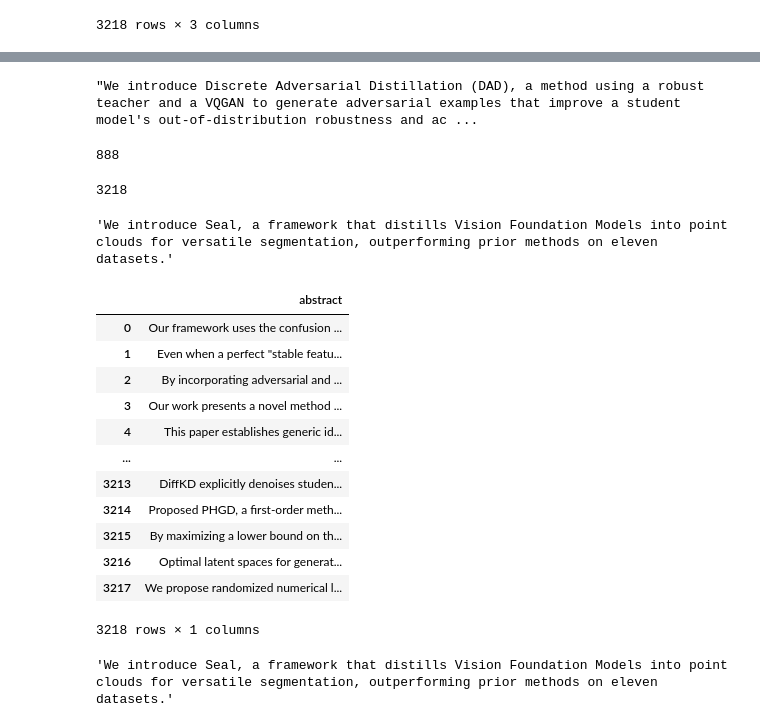
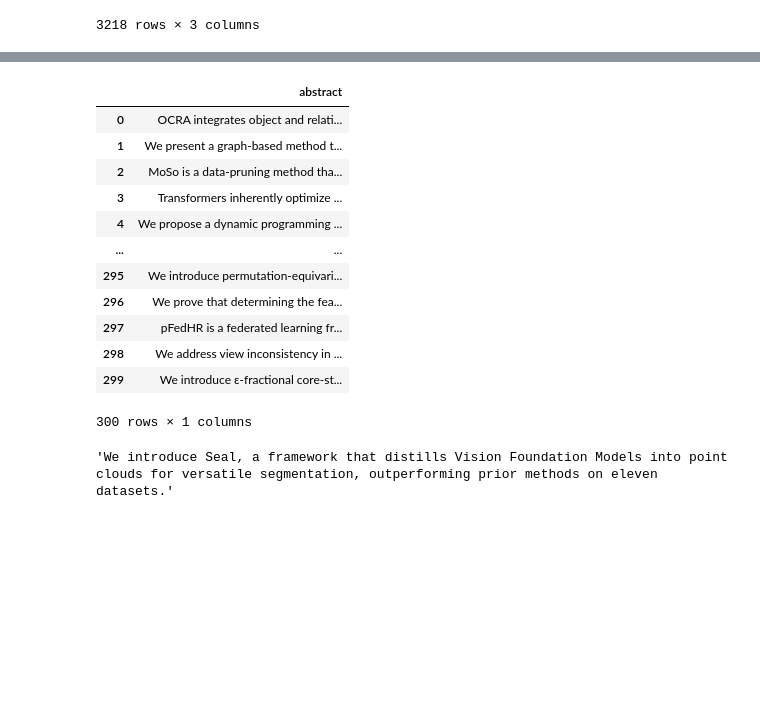
Before and after one commit to 0marCherif/Defense-poisoning, a Jupyter notebook: 1_rewrite.ipynb, the cells around one changed output, grey strips where cells are left out. Drawn from its saved outputs; the diff is of its cells as text; code cells hidden in the pictures; blank space fills up the shorter version.

```diff
--- a/1_rewrite.ipynb
+++ b/1_rewrite.ipynb
@@ -101,15 +101,15 @@ import time
 
 theurl="https://openrouter.ai/api/v1/chat/completions"
 theheaders={
-    "Authorization": "Bearer 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",
+    "Authorization": "Bearer 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",
 
     "Content-Type": "application/json",
   }
 systemprompt="You are a competent scientific reviewer that doesn't like any extra fluff or anything that is not related to the point. Here is an abstract that you have to rewrite in one short sentence by cutting anything unnecessary or not related to the subject of the article:"
 
 rez=[]
-i=850
-for id,elt in papers.iloc[850:].iterrows():
+i=0
+for id,elt in df_cool_json.iterrows():
     print(i)
     i+=1
     attempts=0
@@ -117,12 +117,12 @@ for id,elt in papers.iloc[850:].iterrows():
     while not success and attempts<10:
         try:
             time.sleep(0.5)
-            abstract=(elt['abstract'])
+            abstract=(elt['modified_abstract'])
             response = requests.post(
             url=theurl,
             headers=theheaders,
             data=json.dumps({
-            "model": "deepseek/deepseek-chat-v3.1",
+            "model": "allenai/olmo-3.1-32b-instruct",
             "messages": [
                 {
                     "role": "user",
@@ -171,8 +166,0 @@ rez[1]
-# %%
-rez2[851]
-# %% [output]
-"We introduce Discrete Adversarial Distillation (DAD), a method using a robust teacher and a VQGAN to generate adversarial examples that improve a student model's out-of-distribution robustness and ac ...
-# %%
-len(rez2)
-# %% [output]
-888
@@ -181,27 +167,19 @@ rez3=rez2[:851]+rez[1:]
-# %%
-len(rez3)
-# %% [output]
-3218
-# %%
-rez3[888]
-# %% [output]
-'We introduce Seal, a framework that distills Vision Foundation Models into point clouds for versatile segmentation, outperforming prior methods on eleven datasets.'
 # %%
 #save rez3 as a csv file
-df=pd.DataFrame(rez3,columns=['abstract'])
+df=pd.DataFrame(rez,columns=['abstract'])
 df
 # %% [output]
 |  | abstract |
-| 0 | Our framework uses the confusion ... |
-| 1 | Even when a perfect "stable featu... |
-| 2 | By incorporating adversarial and ... |
-| 3 | Our work presents a novel method ... |
-| 4 | This paper establishes generic id... |
+| 0 | OCRA integrates object and relati... |
+| 1 | We present a graph-based method t... |
+| 2 | MoSo is a data-pruning method tha... |
+| 3 | Transformers inherently optimize ... |
+| 4 | We propose a dynamic programming ... |
 | ... | ... |
-| 3213 | DiffKD explicitly denoises studen... |
-| 3214 | Proposed PHGD, a first-order meth... |
-| 3215 | By maximizing a lower bound on th... |
-| 3216 | Optimal latent spaces for generat... |
-| 3217 | We propose randomized numerical l... |
+| 295 | We introduce permutation-equivari... |
+| 296 | We prove that determining the fea... |
+| 297 | pFedHR is a federated learning fr... |
+| 298 | We address view inconsistency in ... |
+| 299 | We introduce ε-fractional core-st... |
-3218 rows × 1 columns
+300 rows × 1 columns
 # %%
```
Also changed, not shown: parts of 5 cells of this notebook, 14 other files.
